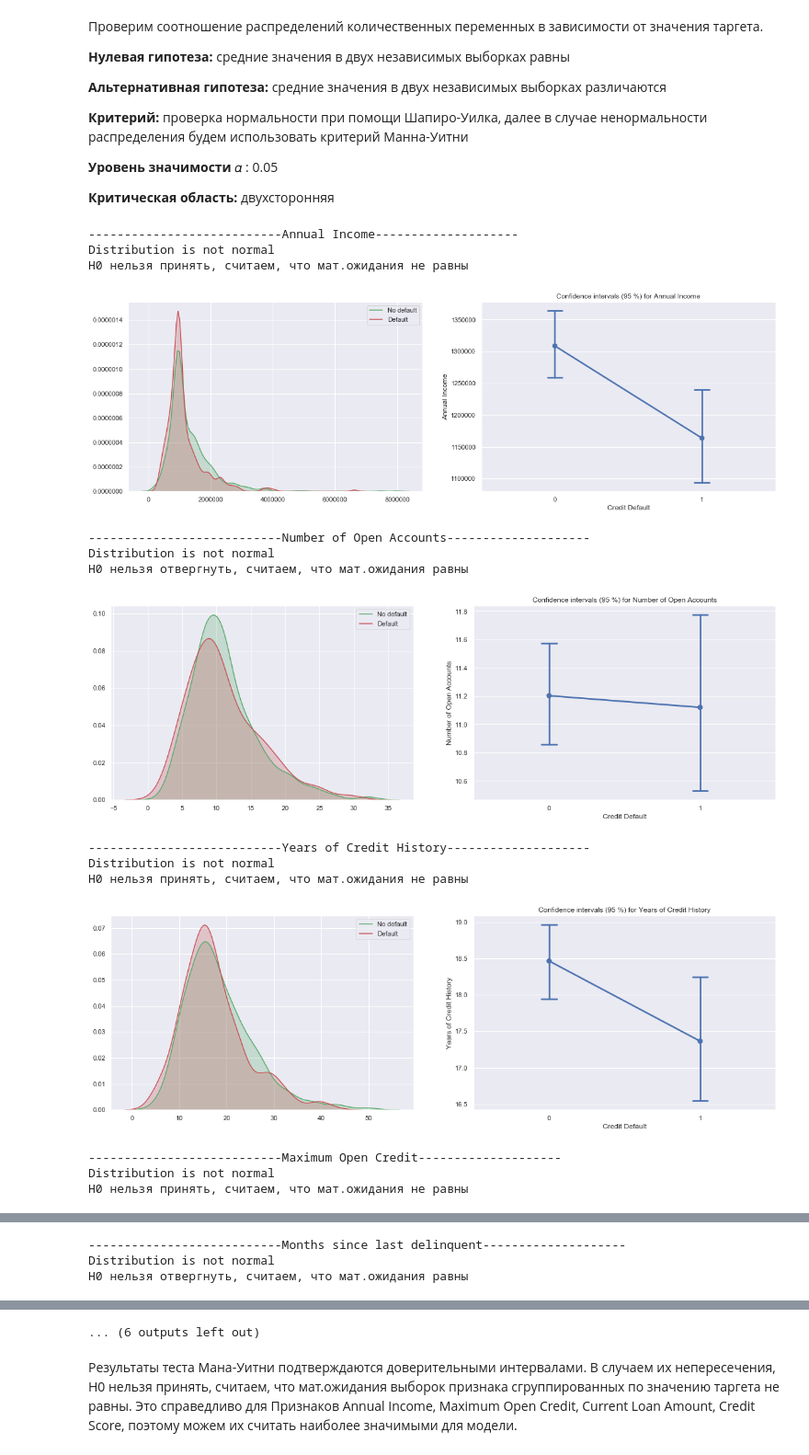
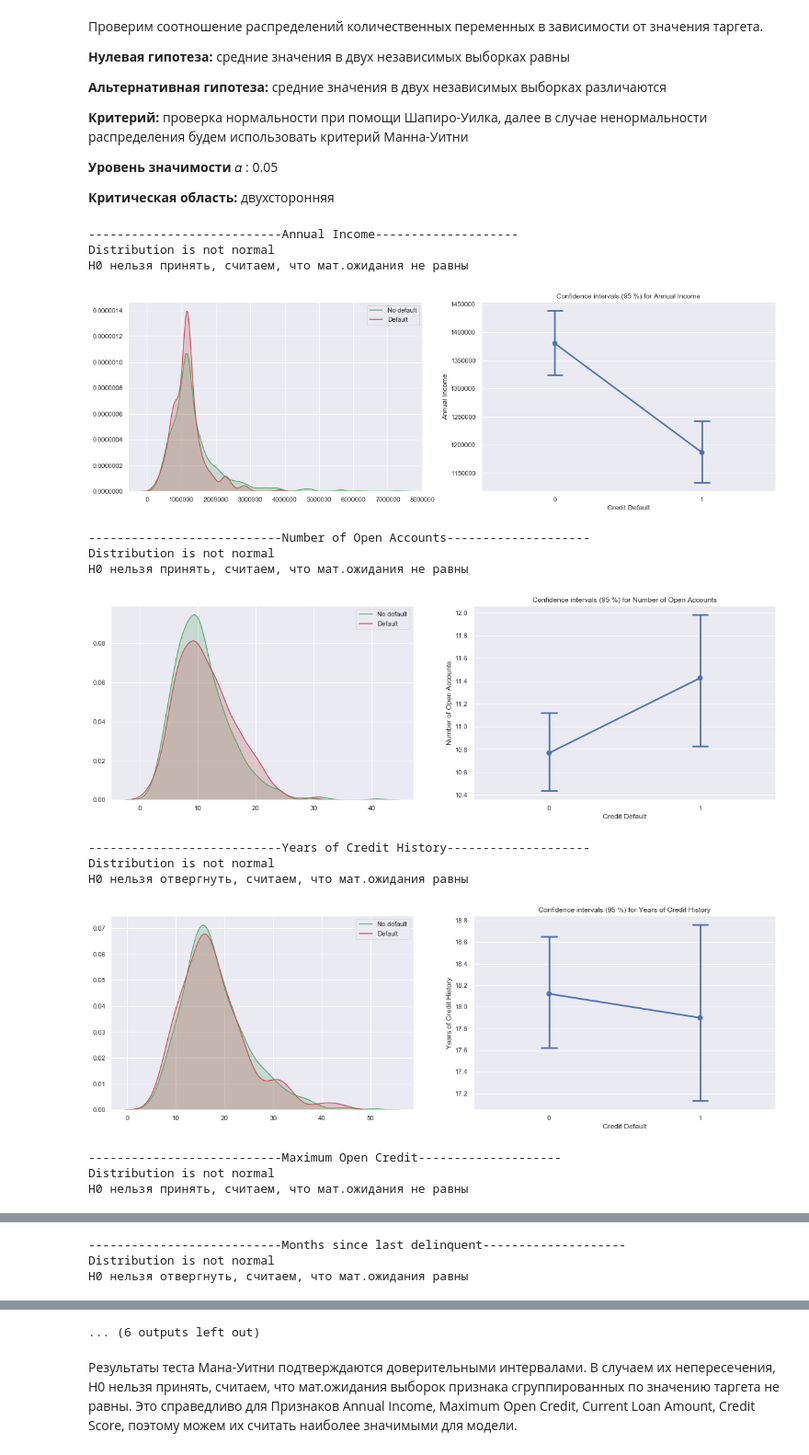
Before and after one commit to asplv/python_for_DS, a Jupyter notebook: CreditScore/APlavina_solution.ipynb, the cells around one changed output, grey strips where cells are left out. Shown at 92% size. Saved outputs shown, nothing was run; the diff lists cells and outputs as text; code cells hidden in the pictures.

```diff
--- a/CreditScore/APlavina_solution.ipynb
+++ b/CreditScore/APlavina_solution.ipynb
@@ -315,4 +263,0 @@ df['Months since last delinquent'].fillna(df['Months since last delinquent'].mod
-# %%
-# обрабатываем выбросы в Credit Score
-
-df.loc[df['Credit Score'] > 850, 'Credit Score'] = df.loc[df['Credit Score'] > 850, 'Credit Score']/10
@@ -319,2 +310,9 @@ df.loc[df['Credit Score'] > 850, 'Credit Score'] = df.loc[df['Credit Score'] > 8
+# %%
+# преобразовываем исходный датасет для проверки гипотез
+imputer = FeatureImputer()
+
+imputer.fit(df)
+
+df = imputer.transform(df)
 # %% [markdown]
 ### 6. Проверка гипотез и отбор признаков
@@ -376,10 +376,14 @@ def contingency_test(df, feature):
     for item in itertools.combinations(feat_values, 2):
         if df[df[feature]==item[0]].shape[0] < 500 and df[df[feature]==item[1]].shape[0] < 500:
             continue
+
+
         feature_and_target_s = df.loc[df[feature].isin(list(item)), \
-                                         ['ID', feature, target_name]].sample(500)
+                                         [feature, target_name]].sample(500)
 
-        table = feature_and_target_s.pivot_table(values='ID', index=feature, columns=target_name,
+        feature_and_target_s['id'] = pd.Index(range(500))
+
+        table = feature_and_target_s.pivot_table(values='id', index=feature, columns=target_name,
                                                         aggfunc='count')
 
         chi2, p, dof, expected = chi2_contingency(table, correction=False)
@@ -388,8 +392,7 @@ def contingency_test(df, feature):
             continue
         if p > 0.05:
             print(f'{item}, p={p:.2f}, частоты согласованы')
-
-            df.loc[df[feature]==item[0], feature] = item[1]
+#          df.loc[df[feature]==item[0], feature] = item[1]
 # %% [markdown]
 Проверим гипотезы о согласованности частот в разных категориях категориальных признаков.
 
@@ -405,7 +408,7 @@ def contingency_test(df, feature):
 
 Если p-value получится больше выбранного порога, то гипотезу о согласованности частот можно не отбрасывать.
 # %%
-for col in cat_features_names:
+for col in cat_feature_names:
     print(f'---------------------------{col}--------------------')
     contingency_test(df, col)
 # %% [output]
@@ -516,22 +510,22 @@ num_features = ['Annual Income','Number of Open Accounts',
 
 **Критическая область:** двухсторонняя
 # %%
-for col in num_features:
+for col in num_feature_names:
     print(f'---------------------------{col}--------------------')
     dist_checker(df, col)
 # %% [output]
 ---------------------------Annual Income--------------------
 Distribution is not normal
 H0 нельзя принять, считаем, что мат.ожидания не равны
-[figure, old version]
+[figure, new version]
 ---------------------------Number of Open Accounts--------------------
 Distribution is not normal
-H0 нельзя отвергнуть, считаем, что мат.ожидания равны
+H0 нельзя принять, считаем, что мат.ожидания не равны
-[figure, old version]
+[figure, new version]
 ---------------------------Years of Credit History--------------------
 Distribution is not normal
-H0 нельзя принять, считаем, что мат.ожидания не равны
+H0 нельзя отвергнуть, считаем, что мат.ожидания равны
-[figure, old version]
+[figure, new version]
 ---------------------------Maximum Open Credit--------------------
 Distribution is not normal
 H0 нельзя принять, считаем, что мат.ожидания не равны
```
Also changed, not shown: parts of 81 cells of this notebook.
